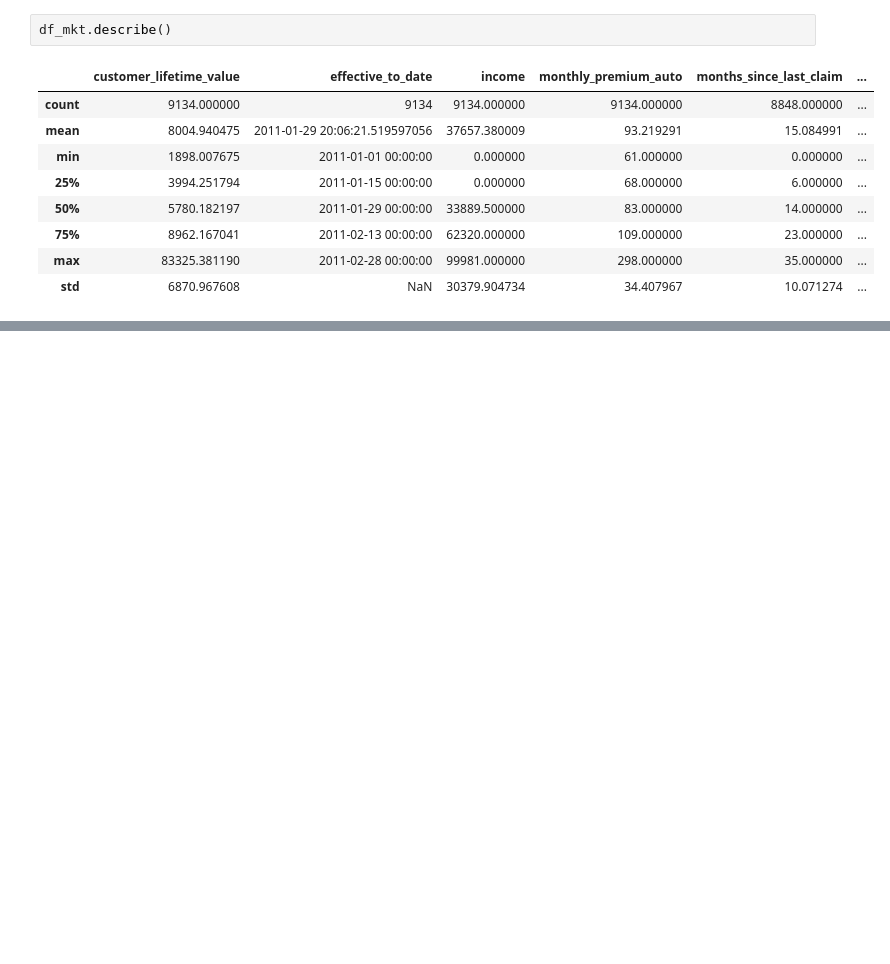
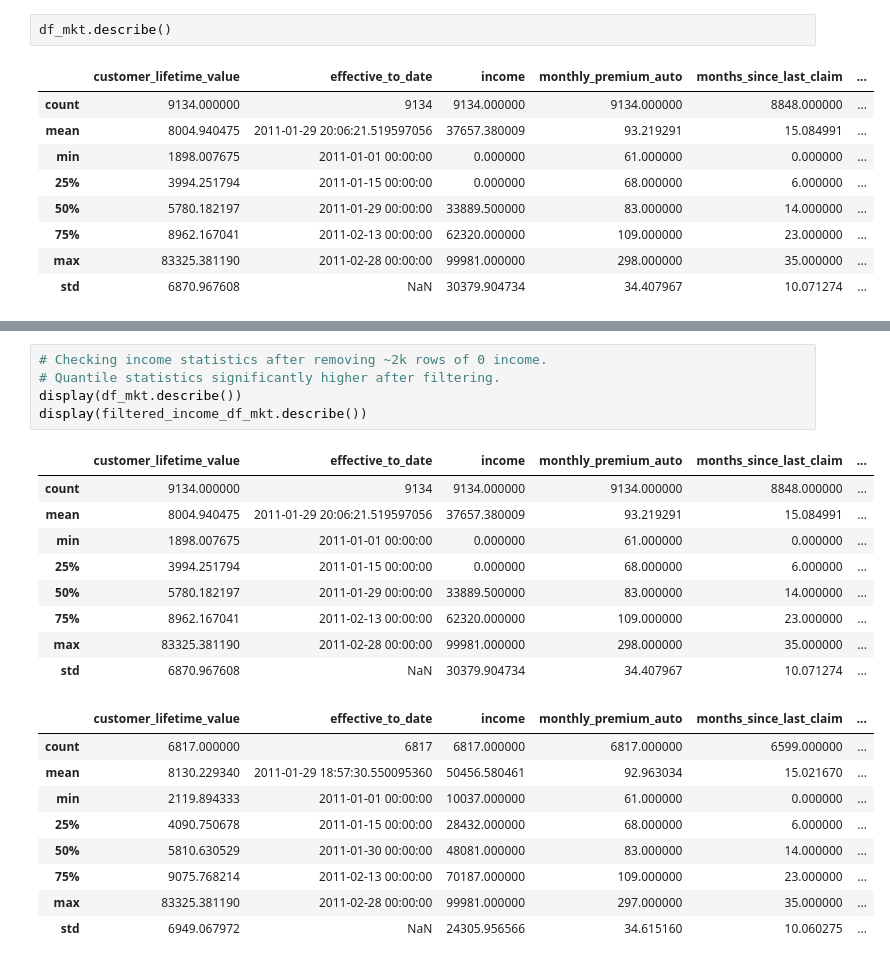
Before and after one commit to henrysoysa/lab-customer-analysis-round-3, a Jupyter notebook: lab-dw-aggregating_copy-for-EDA.ipynb, the cells around one changed output, grey strips where cells are left out. Cells and saved outputs as stored; diff of their text form; blank space fills up the shorter version.

```diff
--- a/lab-dw-aggregating_copy-for-EDA.ipynb
+++ b/lab-dw-aggregating_copy-for-EDA.ipynb
@@ -548,0 +590,24 @@ sns.histplot(data=filtered_income_df_mkt, x='income', hue='response',
+# %%
+# Checking income statistics after removing ~2k rows of 0 income.
+# Quantile statistics significantly higher after filtering.
+display(df_mkt.describe())
+display(filtered_income_df_mkt.describe())
+# %% [output]
+|  | customer_lifetime_value | effective_to_date | income | monthly_premium_auto | months_since_last_claim | ... |
+| count | 9134.000000 | 9134 | 9134.000000 | 9134.000000 | 8848.000000 | ... |
+| mean | 8004.940475 | 2011-01-29 20:06:21.519597056 | 37657.380009 | 93.219291 | 15.084991 | ... |
+| min | 1898.007675 | 2011-01-01 00:00:00 | 0.000000 | 61.000000 | 0.000000 | ... |
+| 25% | 3994.251794 | 2011-01-15 00:00:00 | 0.000000 | 68.000000 | 6.000000 | ... |
+| 50% | 5780.182197 | 2011-01-29 00:00:00 | 33889.500000 | 83.000000 | 14.000000 | ... |
+| 75% | 8962.167041 | 2011-02-13 00:00:00 | 62320.000000 | 109.000000 | 23.000000 | ... |
+| max | 83325.381190 | 2011-02-28 00:00:00 | 99981.000000 | 298.000000 | 35.000000 | ... |
+| std | 6870.967608 | NaN | 30379.904734 | 34.407967 | 10.071274 | ... |
+|  | customer_lifetime_value | effective_to_date | income | monthly_premium_auto | months_since_last_claim | ... |
+| count | 6817.000000 | 6817 | 6817.000000 | 6817.000000 | 6599.000000 | ... |
+| mean | 8130.229340 | 2011-01-29 18:57:30.550095360 | 50456.580461 | 92.963034 | 15.021670 | ... |
+| min | 2119.894333 | 2011-01-01 00:00:00 | 10037.000000 | 61.000000 | 0.000000 | ... |
+| 25% | 4090.750678 | 2011-01-15 00:00:00 | 28432.000000 | 68.000000 | 6.000000 | ... |
+| 50% | 5810.630529 | 2011-01-30 00:00:00 | 48081.000000 | 83.000000 | 14.000000 | ... |
+| 75% | 9075.768214 | 2011-02-13 00:00:00 | 70187.000000 | 109.000000 | 23.000000 | ... |
+| max | 83325.381190 | 2011-02-28 00:00:00 | 99981.000000 | 297.000000 | 35.000000 | ... |
+| std | 6949.067972 | NaN | 24305.956566 | 34.615160 | 10.060275 | ... |
```
Also changed, not shown: parts of 12 cells of this notebook.
